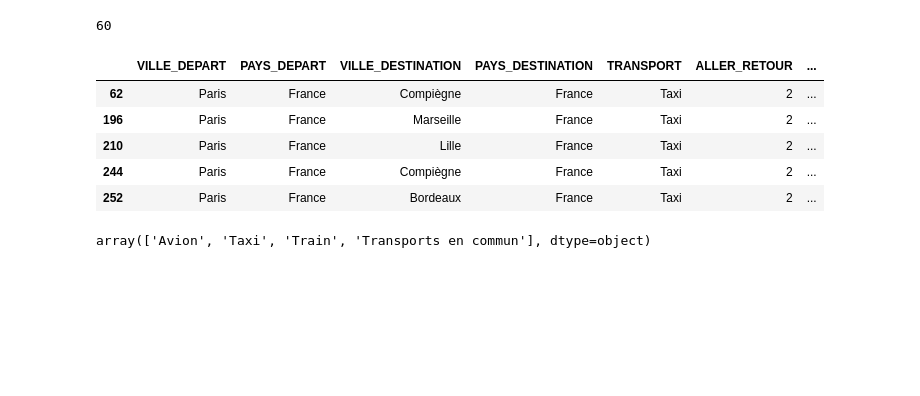
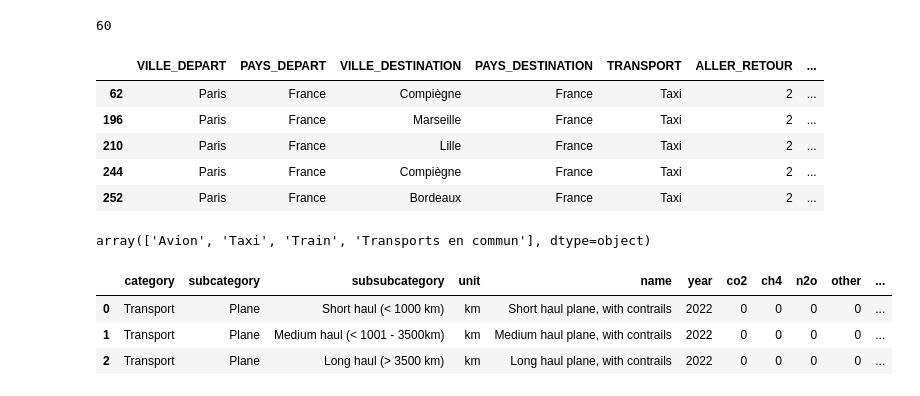
Before and after one commit to lvga1228/NF26_DATAWAREHOUSE, a Jupyter notebook: BDD_BGES/zang_analysis_data.ipynb, the cells around one changed output. Drawn from its saved outputs; the diff is of its cells as text; code cells hidden in the pictures; blank space fills up the shorter version.

```diff
--- a/BDD_BGES/test.ipynb
+++ b/BDD_BGES/zang_analysis_data.ipynb
@@ -729,6 +729,14 @@ psdf_final_mission_paris[psdf_final_mission_paris['TRANSPORT'] == 'Taxi'].head()
 psdf_final_mission_paris['TRANSPORT'].unique()
 # %% [output]
 array(['Avion', 'Taxi', 'Train', 'Transports en commun'], dtype=object)
+# %%
+psdf_discion_file = pd.read_csv('/Users/ordi_de_lvga/Documents/nf26_td/projet/GES1point5_transports_factors_20250408.tsv', sep='\t')
+psdf_discion_file.head(3)
+# %% [output]
+|  | category | subcategory | subsubcategory | unit | name | year | co2 | ch4 | n2o | other | ... |
+| 0 | Transport | Plane | Short haul (< 1000 km) | km | Short haul plane, with contrails | 2022 | 0 | 0 | 0 | 0 | ... |
+| 1 | Transport | Plane | Medium haul (< 1001 - 3500km) | km | Medium haul plane, with contrails | 2022 | 0 | 0 | 0 | 0 | ... |
+| 2 | Transport | Plane | Long haul (> 3500 km) | km | Long haul plane, with contrails | 2022 | 0 | 0 | 0 | 0 | ... |
 # %%
 #For air travel, 95 km is added to the distance as the crow flies
 #
```
